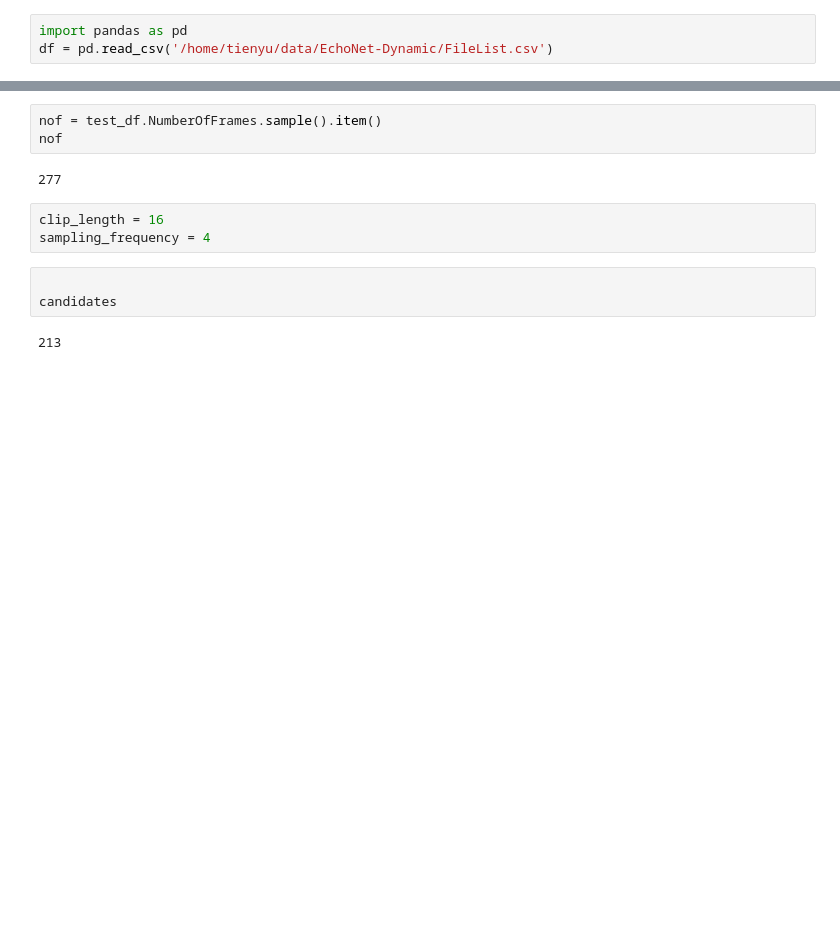
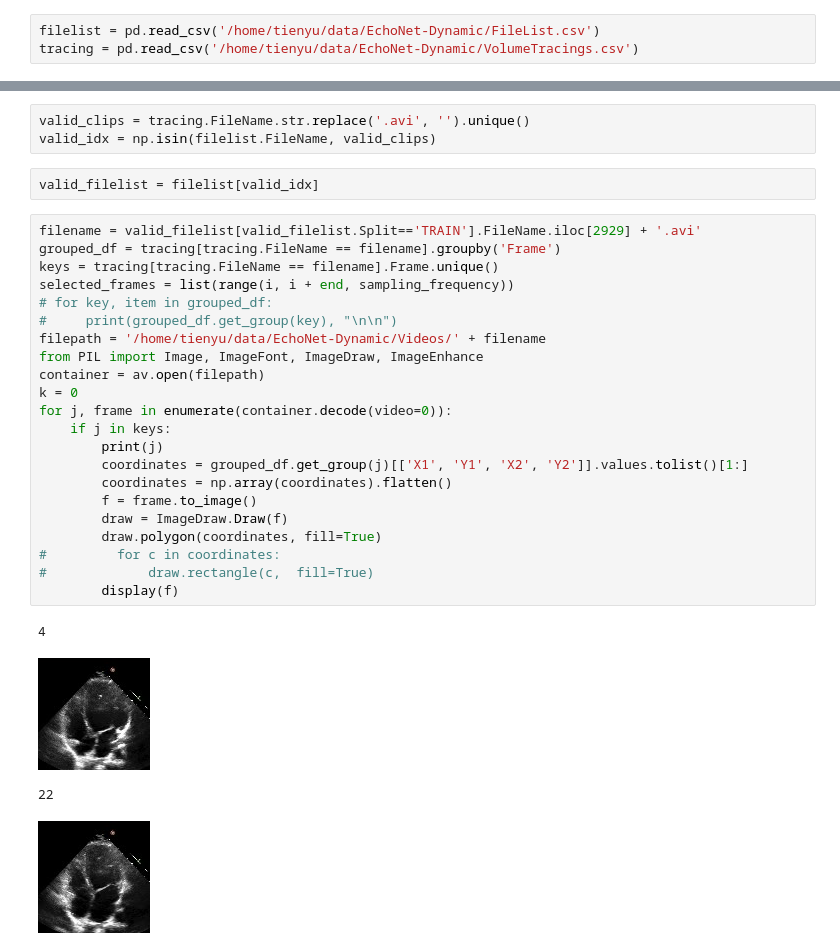
Before and after one commit to aarontyliu/another-echonet, a Jupyter notebook: example.ipynb, the cells around one changed output, grey strips where cells are left out. Cells and saved outputs as stored; diff of their text form; blank space fills up the shorter version.

```diff
--- a/example.ipynb
+++ b/example.ipynb
@@ -225,3 +15,3 @@ torch.Size([2, 16, 1, 112, 112])
 # %%
-import pandas as pd
-df = pd.read_csv('/home/tienyu/data/EchoNet-Dynamic/FileList.csv')
+filelist = pd.read_csv('/home/tienyu/data/EchoNet-Dynamic/FileList.csv')
+tracing = pd.read_csv('/home/tienyu/data/EchoNet-Dynamic/VolumeTracings.csv')
@@ -236,13 +18,32 @@ test_df.shape
-# %%
-nof = test_df.NumberOfFrames.sample().item()
-nof
-# %% [output]
-277
-# %%
-clip_length = 16
-sampling_frequency = 4
-# %%
-
-candidates
-# %% [output]
-213
+# %%
+valid_clips = tracing.FileName.str.replace('.avi', '').unique()
+valid_idx = np.isin(filelist.FileName, valid_clips)
+# %%
+valid_filelist = filelist[valid_idx]
+# %%
+filename = valid_filelist[valid_filelist.Split=='TRAIN'].FileName.iloc[2929] + '.avi'
+grouped_df = tracing[tracing.FileName == filename].groupby('Frame')
+keys = tracing[tracing.FileName == filename].Frame.unique()
+selected_frames = list(range(i, i + end, sampling_frequency))
+# for key, item in grouped_df:
+#     print(grouped_df.get_group(key), "\n\n")
+filepath = '/home/tienyu/data/EchoNet-Dynamic/Videos/' + filename
+from PIL import Image, ImageFont, ImageDraw, ImageEnhance
+container = av.open(filepath)
+k = 0
+for j, frame in enumerate(container.decode(video=0)):
+    if j in keys:
+        print(j)
+        coordinates = grouped_df.get_group(j)[['X1', 'Y1', 'X2', 'Y2']].values.tolist()[1:]
+        coordinates = np.array(coordinates).flatten()
+        f = frame.to_image()
+        draw = ImageDraw.Draw(f)
+        draw.polygon(coordinates, fill=True)
+#         for c in coordinates:
+#             draw.rectangle(c,  fill=True)
+        display(f)
+# %% [output]
+4
+[figure, added]
+22
+[figure, added]
```
Also changed, not shown: parts of 16 cells of this notebook, 3 other files.
